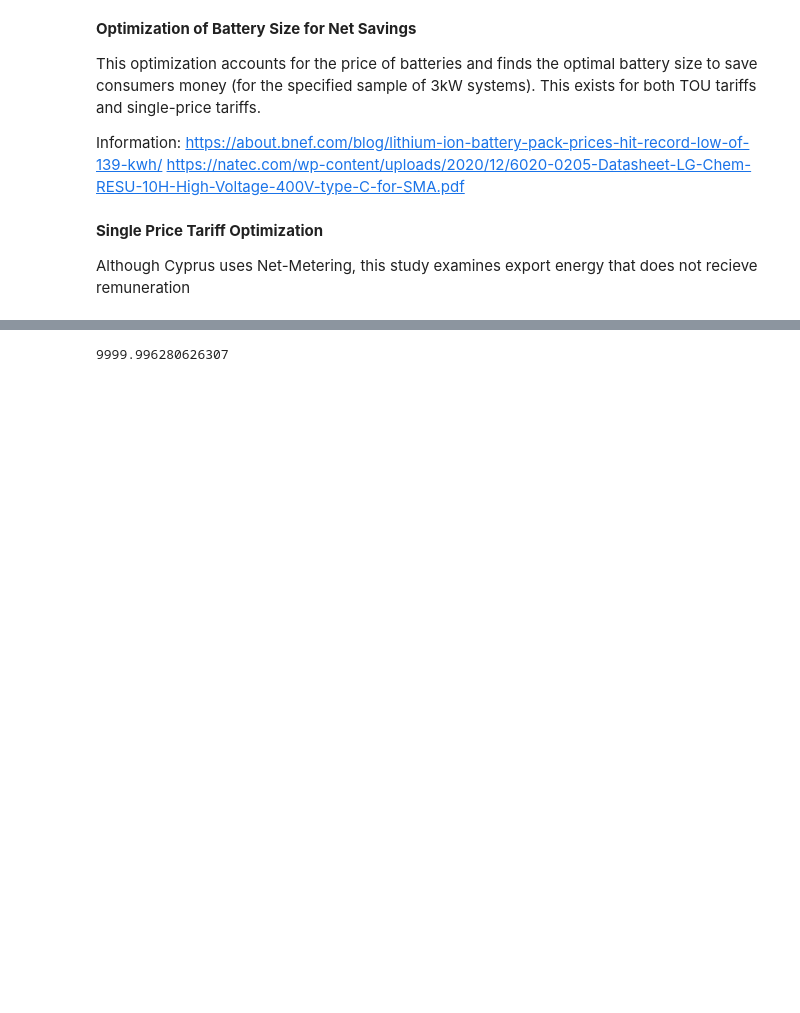
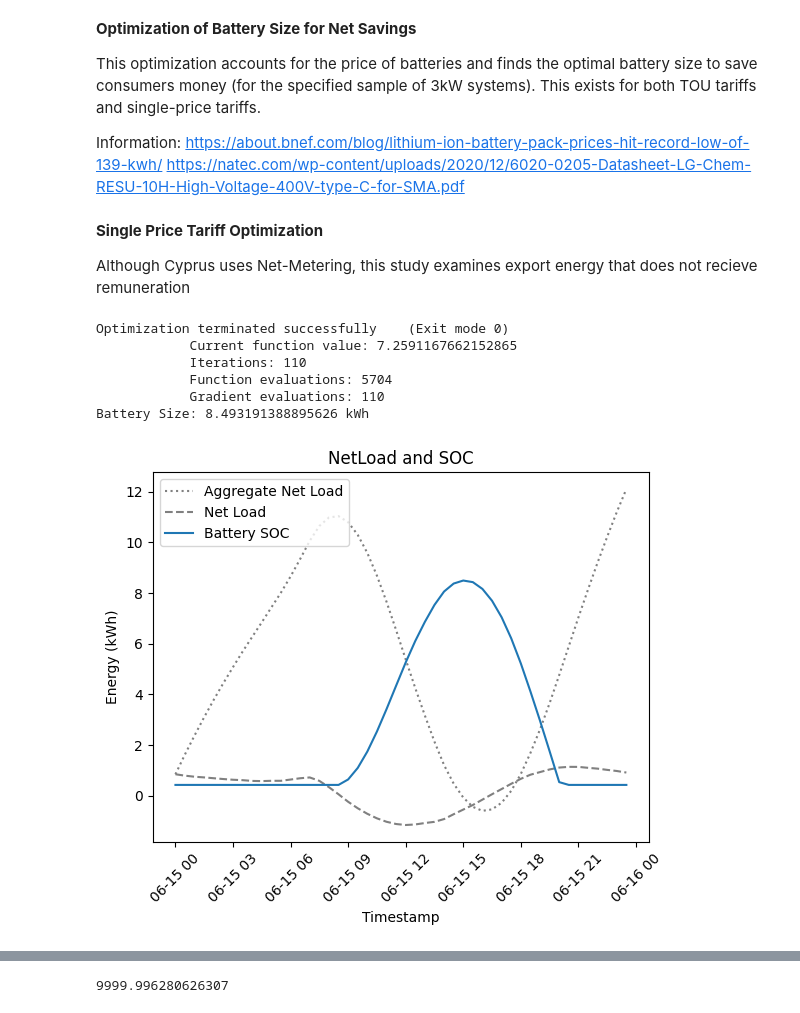
Before and after one commit to alexrtseng/foss-optimization, a Jupyter notebook: Battery_Size_Opt.ipynb, the cells around one changed output, grey strips where cells are left out. Saved outputs shown, nothing was run; the diff lists cells and outputs as text; code cells hidden in the pictures; blank space fills up the shorter version.

Commit message:
Functioning price local minimize

```diff
--- a/Battery_Size_Opt.ipynb
+++ b/Battery_Size_Opt.ipynb
@@ -33,14 +33,14 @@ This optimization is the basic scenario of controlling the battery for a day. Pr
 # %%
 from charge_optimizer import ChargeOptimizer
 
-BATT_PRICE_PER_WH = 0.127  # Euros per Wh (127 is what was found online)
-max_charge_rate = 2500  # Max charge rate in Wh / 30 mins (power)
-max_discharge_rate = 2500  # Max discharge rate in Wh / 30 mins (power)
+BATT_PRICE_PER_KWH = 127  # Euros per kWh (127 is what was found online)
+max_charge_rate = 0.5  # Max charge rate in % per hour
+max_discharge_rate = 0.5  # Max discharge rate in % per hour
 soc_min = 0.05  # Maximum Depth of Discharge 95%
 soc_max = 1.00  # Maximum State of Charge 100%; can play around with to protect battery
 sqrt_eff = 0.98  # round trip Efficiency of the battery
-import_tariff = 0.37  # Euro per Wh; this is avg. for Cyprus but can play with this
 self_discharge = 0.05  # 5% self discharge per day; totally made up
+batt_life = 10 # years; totally made up
 
 charge_optimizer = ChargeOptimizer(
     pred_net_load=weekday_avg['NetLoad'],
@@ -269,3 +88,51 @@ def optimize(pred_net_load: np.array, method: str = "SLSQP"):
+# %%
+from price_optimizer import PriceOptimizer
+import numpy as np
+
+import_tariff = np.full(48, 0.37)
+price_optimizer = PriceOptimizer(
+    pred_net_load=weekday_avg["NetLoad"],
+    duration=1,
+    batt_price_per_kWh=BATT_PRICE_PER_KWH,
+    import_tariff=import_tariff,
+    batt_life=batt_life,
+    soc_min=soc_min,
+    soc_max=soc_max,
+    charge_efficiency=sqrt_eff,
+    discharge_efficiency=sqrt_eff,
+    self_dis=self_discharge,
+    timestep_size=0.5,  # half an hour
+    max_charge_rate=max_charge_rate,
+    max_discharge_rate=max_discharge_rate,
+)
+
+price_optimizer.local_optimize()
+
+# Print out info on optimimzation results
+print(f'Battery Size: {price_optimizer.result.x[-1]} kWh')
+soc = price_optimizer.calc_soc(price_optimizer.result.x[:-1]) * price_optimizer.result.x[-1]
+
+aggregate = [0]
+for num in weekday_avg['NetLoad']:
+    aggregate.append(aggregate[-1] + num)
+
+plt.plot(weekday_avg.index, aggregate[1:], label='Aggregate Net Load', linestyle='dotted', color='grey')
+plt.plot(weekday_avg.index, weekday_avg['NetLoad'], label='Net Load', color='grey', linestyle='dashed')
+plt.plot(weekday_avg.index, soc[1:], label='Battery SOC')
+plt.xlabel('Timestamp')
+plt.ylabel('Energy (kWh)')
+plt.title('NetLoad and SOC')
+plt.legend(loc='upper left')
+plt.xticks(rotation=45)
+plt.show()
+# %% [output]
+Optimization terminated successfully    (Exit mode 0)
+            Current function value: 7.2591167662152865
+            Iterations: 110
+            Function evaluations: 5704
+            Gradient evaluations: 110
+Battery Size: 8.493191388895626 kWh
+[figure, added]
 # %%
 net_load = weekday_avg['NetLoad'].values
 result = local_optimize(net_load, 1)
```
Also changed, not shown: parts of 4 cells of this notebook, 2 other files.
